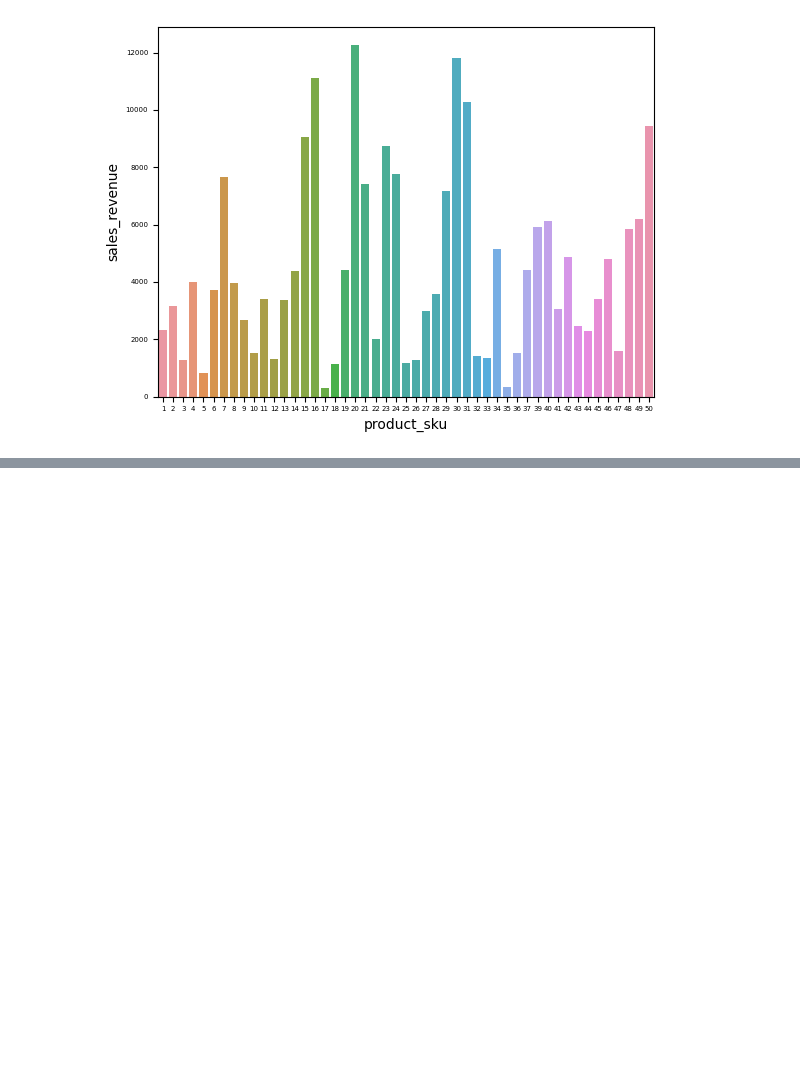
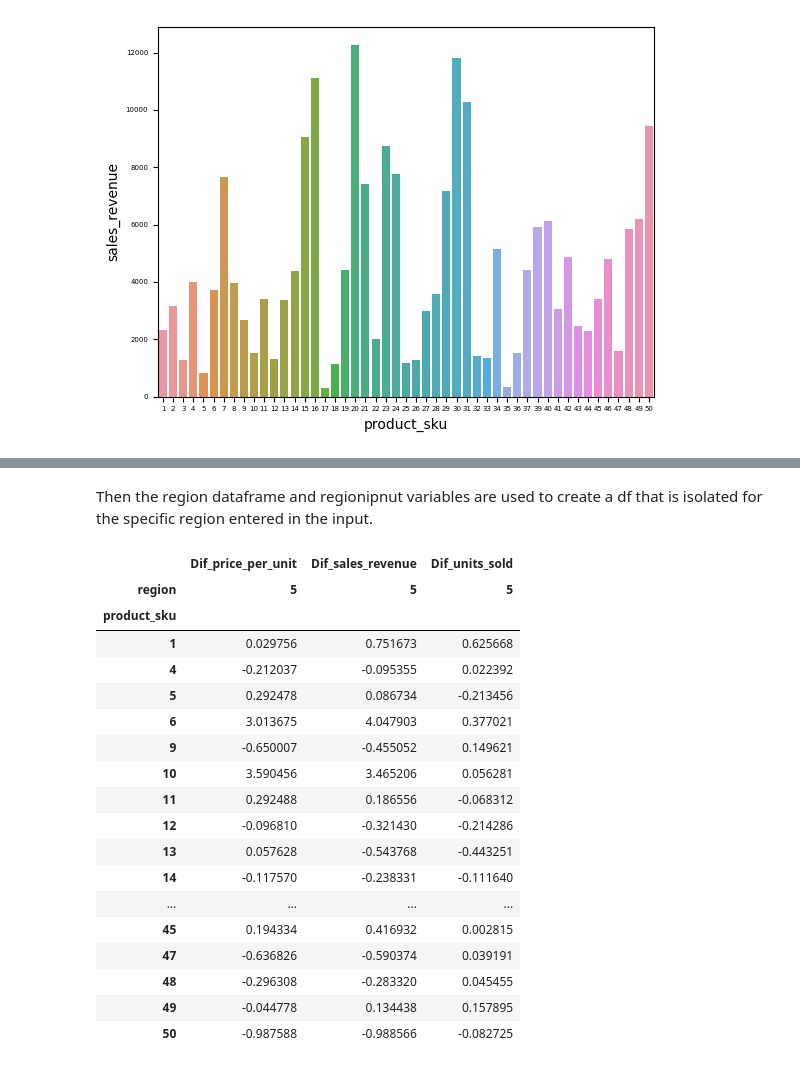
Before and after one commit to ajkam/schulich_data_science, a Jupyter notebook: Assignments/Assignment_1_v2.ipynb, the cells around one changed output, grey strips where cells are left out. Cells and saved outputs as stored; diff of their text form; code cells hidden in the pictures; blank space fills up the shorter version.

```diff
--- a/Assignments/Assignment_1_v2.ipynb
+++ b/Assignments/Assignment_1_v2.ipynb
@@ -597,5 +648,27 @@ regiondataframe
+# %% [markdown]
+Then the region dataframe and regionipnut variables are used to create a df that is isolated for the specific region entered in the input.
 # %%
-p = regiondataframe.pivot_table(index='product_sku', columns='region', values=['mtr_sales_revenue',
-                                                                  'mtr_price_per_unit',
-                                                                  'mtr_units_sold'])
+p = regiondataframe.pivot_table(index='product_sku', columns='region', values=['Dif_sales_revenue',
+                                                                  'Dif_price_per_unit',
+                                                                  'Dif_units_sold'])
 p
+# %% [output]
+|  | Dif_price_per_unit | Dif_sales_revenue | Dif_units_sold |
+| region | 5 | 5 | 5 |
+| product_sku |  |  |  |
+| 1 | 0.029756 | 0.751673 | 0.625668 |
+| 4 | -0.212037 | -0.095355 | 0.022392 |
+| 5 | 0.292478 | 0.086734 | -0.213456 |
+| 6 | 3.013675 | 4.047903 | 0.377021 |
+| 9 | -0.650007 | -0.455052 | 0.149621 |
+| 10 | 3.590456 | 3.465206 | 0.056281 |
+| 11 | 0.292488 | 0.186556 | -0.068312 |
+| 12 | -0.096810 | -0.321430 | -0.214286 |
+| 13 | 0.057628 | -0.543768 | -0.443251 |
+| 14 | -0.117570 | -0.238331 | -0.111640 |
+| ... | ... | ... | ... |
+| 45 | 0.194334 | 0.416932 | 0.002815 |
+| 47 | -0.636826 | -0.590374 | 0.039191 |
+| 48 | -0.296308 | -0.283320 | 0.045455 |
+| 49 | -0.044778 | 0.134438 | 0.157895 |
+| 50 | -0.987588 | -0.988566 | -0.082725 |
```
Also changed, not shown: parts of 25 cells of this notebook.
